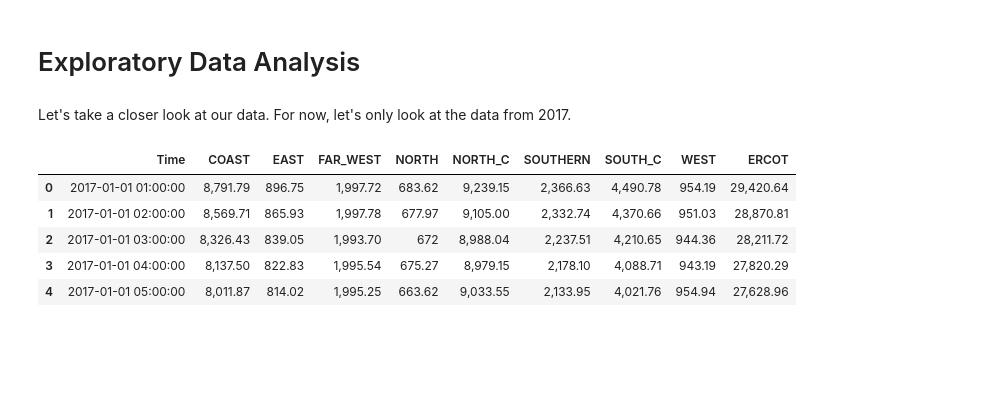
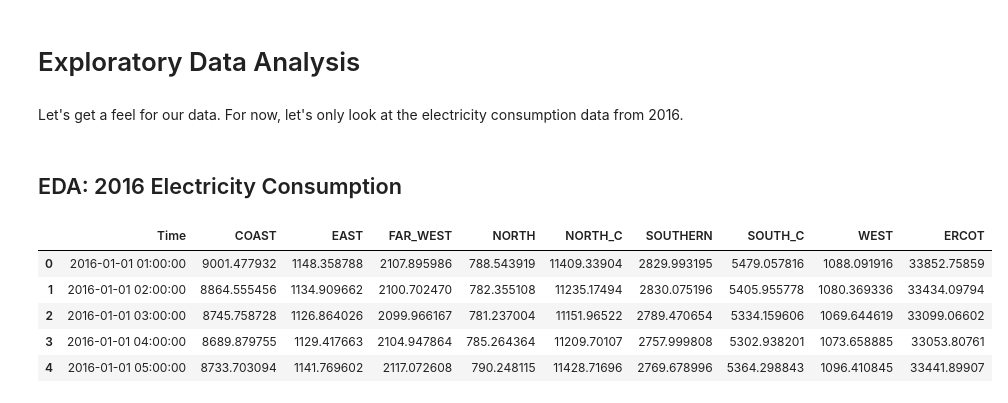
Before and after one commit to ewoodbury/dss-electrical-grid, a Jupyter notebook: 02 - Exploratory Data Analysis.ipynb, the cells around one changed output. Cells and saved outputs as stored; diff of their text form; code cells hidden in the pictures; blank space fills up the shorter version.

```diff
--- a/02 - Exploratory Data Analysis.ipynb
+++ b/02 - Exploratory Data Analysis.ipynb
@@ -1,7 +1,7 @@
 # %% [markdown]
 # Exploratory Data Analysis
 # %% [markdown]
-Let's take a closer look at our data. For now, let's only look at the data from 2017.
+Let's get a feel for our data. For now, let's only look at the electricity consumption data from 2016.
 # %%
 import pandas as pd
 import numpy as np
@@ -11,15 +12,17 @@ import datetime as dt
+# %% [markdown]
+## EDA: 2016 Electricity Consumption
 # %%
-cons_2017 = pd.read_csv('cons_2017.csv')
+cons_2016 = pd.read_csv('./Data/formatted/cons_2016.csv')
 # %%
-cons_2017 = cons_2017.drop('Unnamed: 0',axis = 1)
-cons_2017 = cons_2017.drop('Hour_End',axis = 1)
+cons_2016 = cons_2016.drop('Unnamed: 0',axis = 1)
+cons_2016 = cons_2016.drop('Hour_End',axis = 1)
 # %%
-cons_2017.head()
+cons_2016.head()
 # %% [output]
 |  | Time | COAST | EAST | FAR_WEST | NORTH | NORTH_C | SOUTHERN | SOUTH_C | WEST | ERCOT |
-| 0 | 2017-01-01 01:00:00 | 8,791.79 | 896.75 | 1,997.72 | 683.62 | 9,239.15 | 2,366.63 | 4,490.78 | 954.19 | 29,420.64 |
-| 1 | 2017-01-01 02:00:00 | 8,569.71 | 865.93 | 1,997.78 | 677.97 | 9,105.00 | 2,332.74 | 4,370.66 | 951.03 | 28,870.81 |
-| 2 | 2017-01-01 03:00:00 | 8,326.43 | 839.05 | 1,993.70 | 672 | 8,988.04 | 2,237.51 | 4,210.65 | 944.36 | 28,211.72 |
-| 3 | 2017-01-01 04:00:00 | 8,137.50 | 822.83 | 1,995.54 | 675.27 | 8,979.15 | 2,178.10 | 4,088.71 | 943.19 | 27,820.29 |
-| 4 | 2017-01-01 05:00:00 | 8,011.87 | 814.02 | 1,995.25 | 663.62 | 9,033.55 | 2,133.95 | 4,021.76 | 954.94 | 27,628.96 |
+| 0 | 2016-01-01 01:00:00 | 9001.477932 | 1148.358788 | 2107.895986 | 788.543919 | 11409.33904 | 2829.993195 | 5479.057816 | 1088.091916 | 33852.75859 |
+| 1 | 2016-01-01 02:00:00 | 8864.555456 | 1134.909662 | 2100.702470 | 782.355108 | 11235.17494 | 2830.075196 | 5405.955778 | 1080.369336 | 33434.09794 |
+| 2 | 2016-01-01 03:00:00 | 8745.758728 | 1126.864026 | 2099.966167 | 781.237004 | 11151.96522 | 2789.470654 | 5334.159606 | 1069.644619 | 33099.06602 |
+| 3 | 2016-01-01 04:00:00 | 8689.879755 | 1129.417663 | 2104.947864 | 785.264364 | 11209.70107 | 2757.999808 | 5302.938201 | 1073.658885 | 33053.80761 |
+| 4 | 2016-01-01 05:00:00 | 8733.703094 | 1141.769602 | 2117.072608 | 790.248115 | 11428.71696 | 2769.678996 | 5364.298843 | 1096.410845 | 33441.89907 |
 # %%
```
Also changed, not shown: parts of 9 cells of this notebook, 5 other files.
